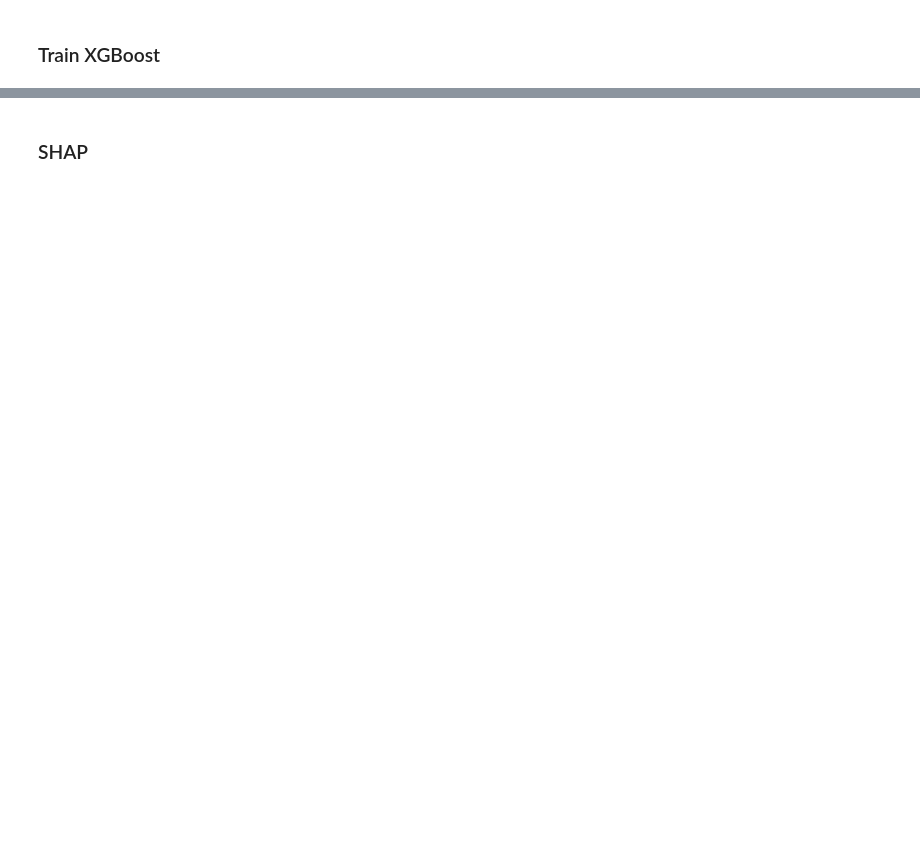
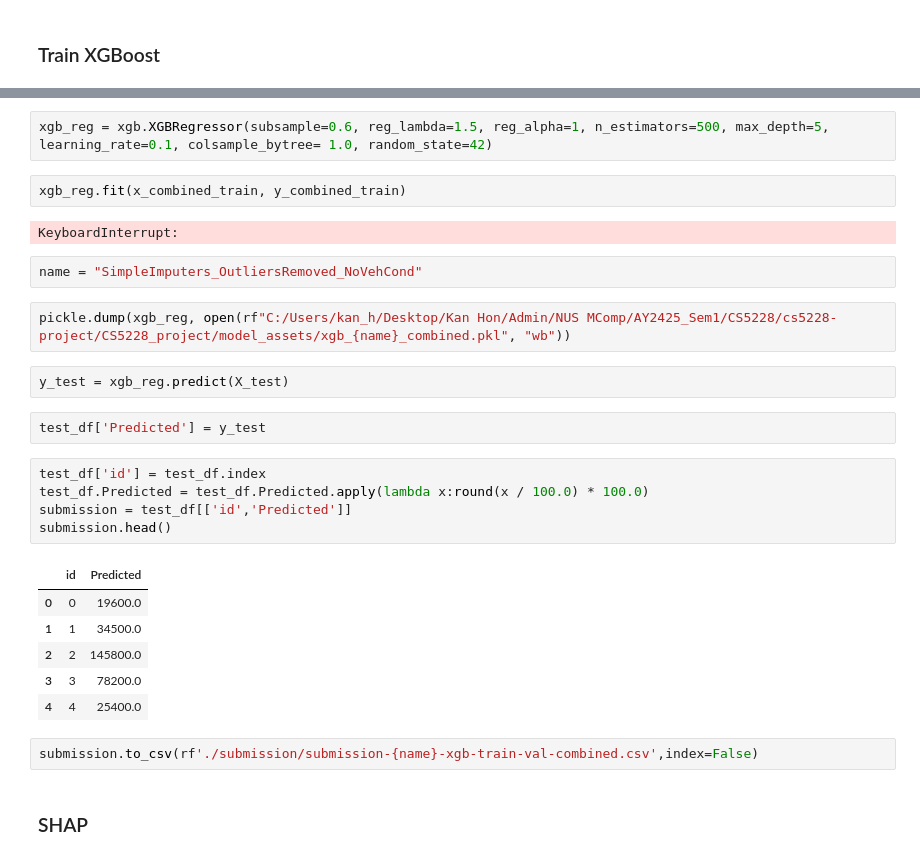
Before and after one commit to melloo21/CS5228_project, a Jupyter notebook: Model Explanability.ipynb, the cells around one changed output, grey strips where cells are left out. Drawn from its saved outputs; the diff is of its cells as text; blank space fills up the shorter version.

```diff
--- a/Model Explanability.ipynb
+++ b/Model Explanability.ipynb
@@ -309,2 +110,30 @@ holdout_mape: 0.386290
+# %%
+xgb_reg = xgb.XGBRegressor(subsample=0.6, reg_lambda=1.5, reg_alpha=1, n_estimators=500, max_depth=5, learning_rate=0.1, colsample_bytree= 1.0, random_state=42)
+# %%
+xgb_reg.fit(x_combined_train, y_combined_train)
+# %% [output]
+KeyboardInterrupt:
+# %%
+name = "SimpleImputers_OutliersRemoved_NoVehCond"
+# %%
+pickle.dump(xgb_reg, open(rf"C:/Users/kan_h/Desktop/Kan Hon/Admin/NUS MComp/AY2425_Sem1/CS5228/cs5228-project/CS5228_project/model_assets/xgb_{name}_combined.pkl", "wb"))
+# %%
+y_test = xgb_reg.predict(X_test)
+# %%
+test_df['Predicted'] = y_test
+# %%
+test_df['id'] = test_df.index
+test_df.Predicted = test_df.Predicted.apply(lambda x:round(x / 100.0) * 100.0)
+submission = test_df[['id','Predicted']]
+submission.head()
+# %% [output]
+|  | id | Predicted |
+| 0 | 0 | 19600.0 |
+| 1 | 1 | 34500.0 |
+| 2 | 2 | 145800.0 |
+| 3 | 3 | 78200.0 |
+| 4 | 4 | 25400.0 |
+# %%
+submission.to_csv(rf'./submission/submission-{name}-xgb-train-val-combined.csv',index=False)
 # %% [markdown]
 ### SHAP
```
Also changed, not shown: parts of 22 cells of this notebook, 1 other file.
